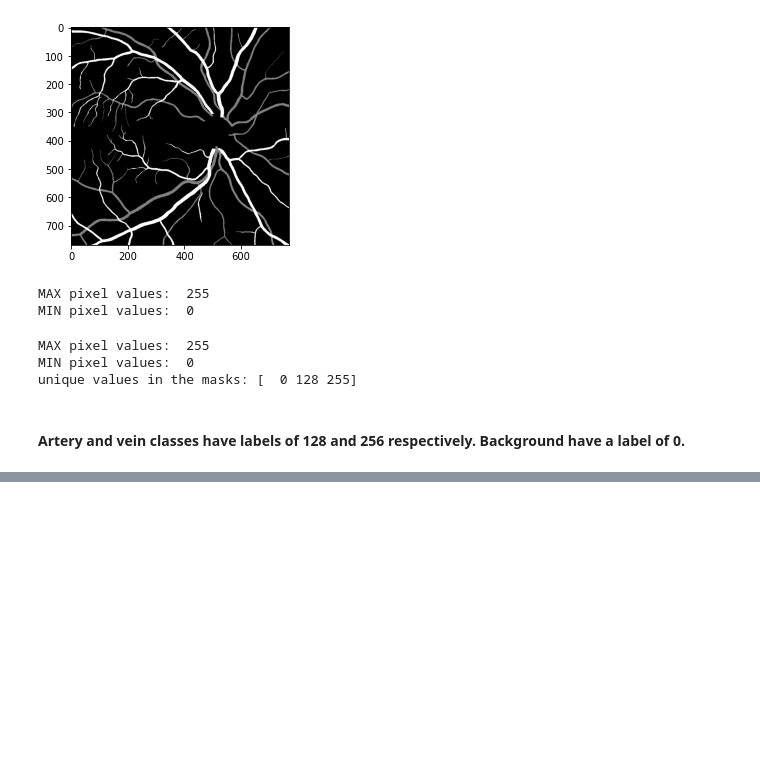
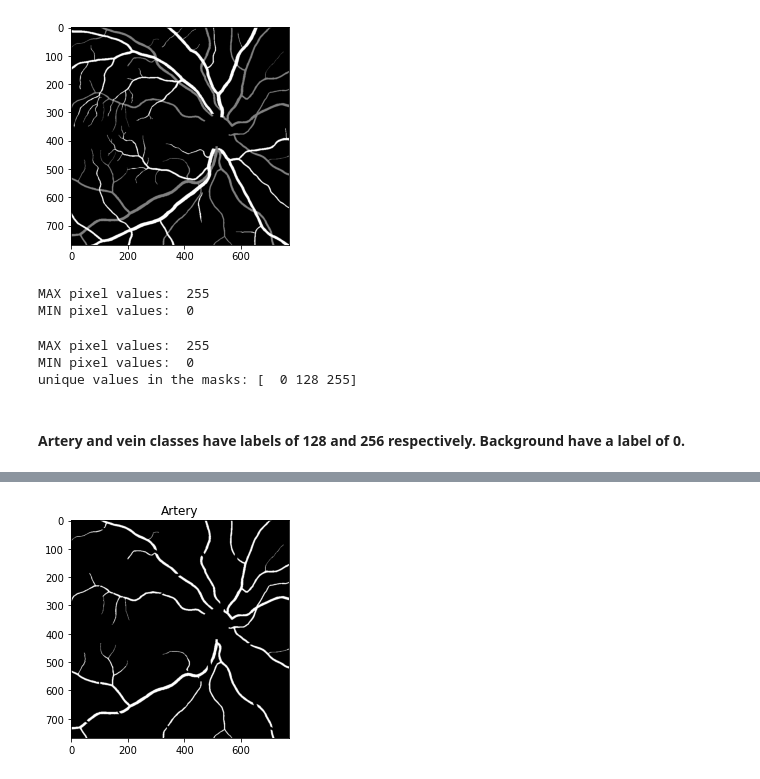
Before and after one commit to akansh12/ravir, a Jupyter notebook: notebooks/EDA.ipynb, the cells around one changed output, grey strips where cells are left out. Cells and saved outputs as stored; diff of their text form; code cells hidden in the pictures; blank space fills up the shorter version.

```diff
--- a/notebooks/EDA.ipynb
+++ b/notebooks/EDA.ipynb
@@ -49,0 +57,5 @@ unique values in the masks: [  0 128 255]
+# %%
+plt.imshow(mask_1_array == 128, cmap = 'gray')
+plt.title("Artery");
+# %% [output]
+[figure, added]
```
Also changed, not shown: parts of 10 cells of this notebook, 1 other file.
